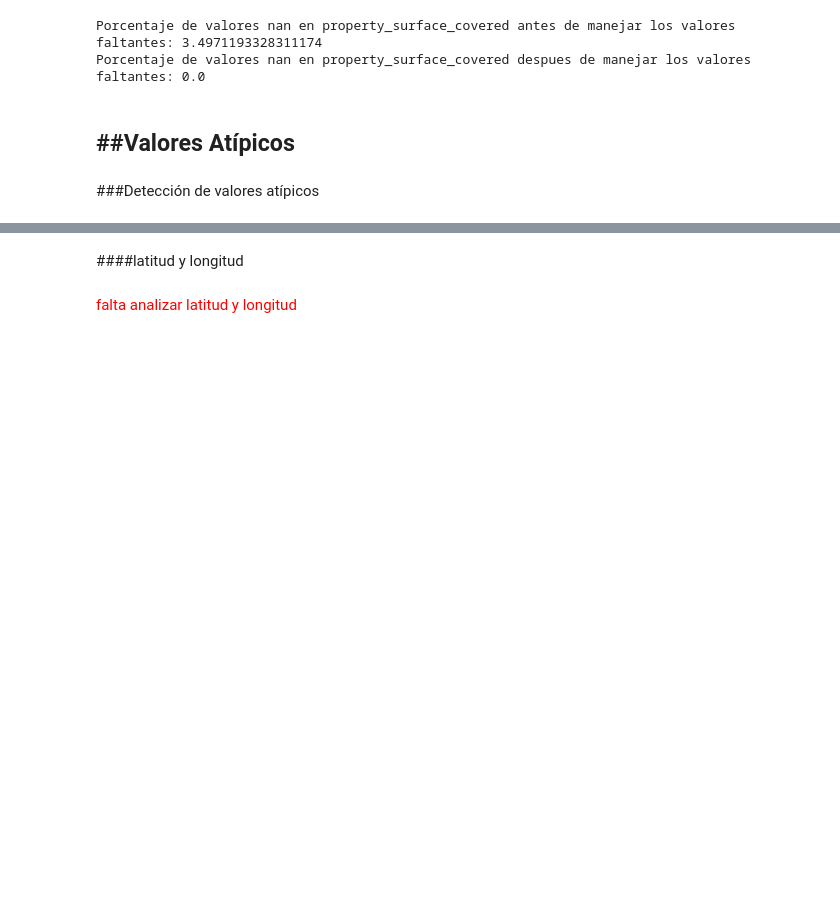
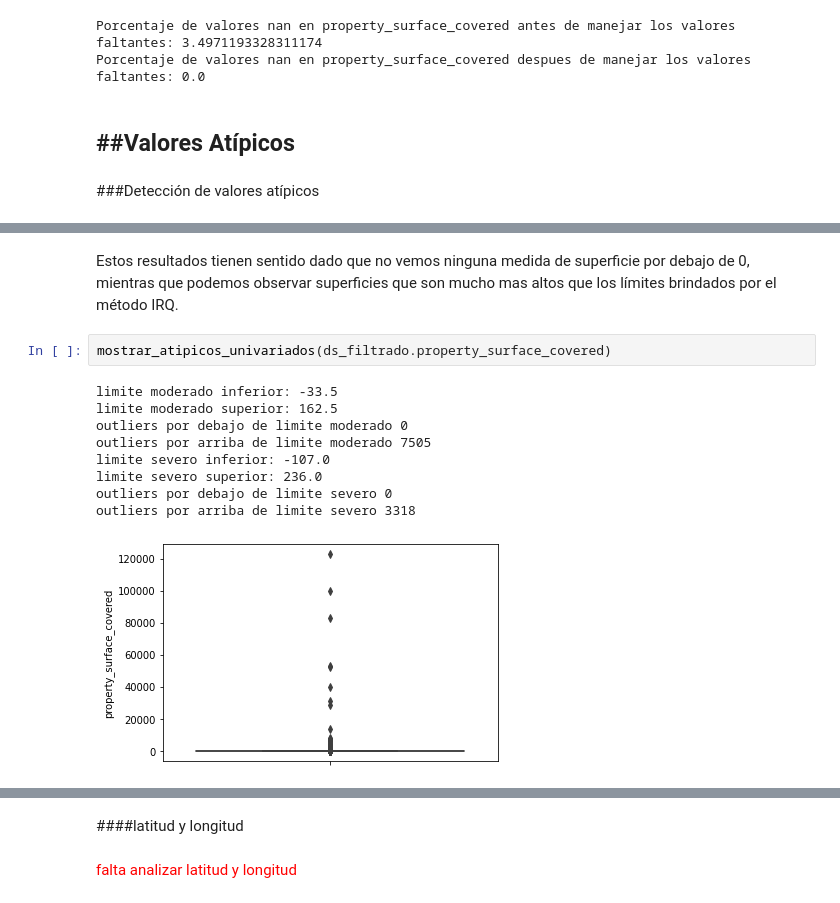
Before and after one commit to LucianoTrujillo/7506R-2C2022-GRUPO10, a Jupyter notebook: 7506R_TP1_GRUPO10_ENTREGA.ipynb, the cells around one changed output, grey strips where cells are left out. Cells and saved outputs as stored; diff of their text form; blank space fills up the shorter version.

```diff
--- a/7506R_TP1_GRUPO10_ENTREGA.ipynb
+++ b/7506R_TP1_GRUPO10_ENTREGA.ipynb
@@ -1113,0 +1182,14 @@ Porcentaje de valores nan en property_surface_covered despues de manejar los val
+# %% [markdown]
+Estos resultados tienen sentido dado que no vemos ninguna medida de superficie por debajo de 0, mientras que podemos observar superficies que son mucho mas altos que los límites brindados por el método IRQ.
+# %%
+mostrar_atipicos_univariados(ds_filtrado.property_surface_covered)
+# %% [output]
+limite moderado inferior: -33.5
+limite moderado superior: 162.5
+outliers por debajo de limite moderado 0
+outliers por arriba de limite moderado 7505
+limite severo inferior: -107.0
+limite severo superior: 236.0
+outliers por debajo de limite severo 0
+outliers por arriba de limite severo 3318
+[figure, added]
```
Also changed, not shown: parts of 22 cells of this notebook.
